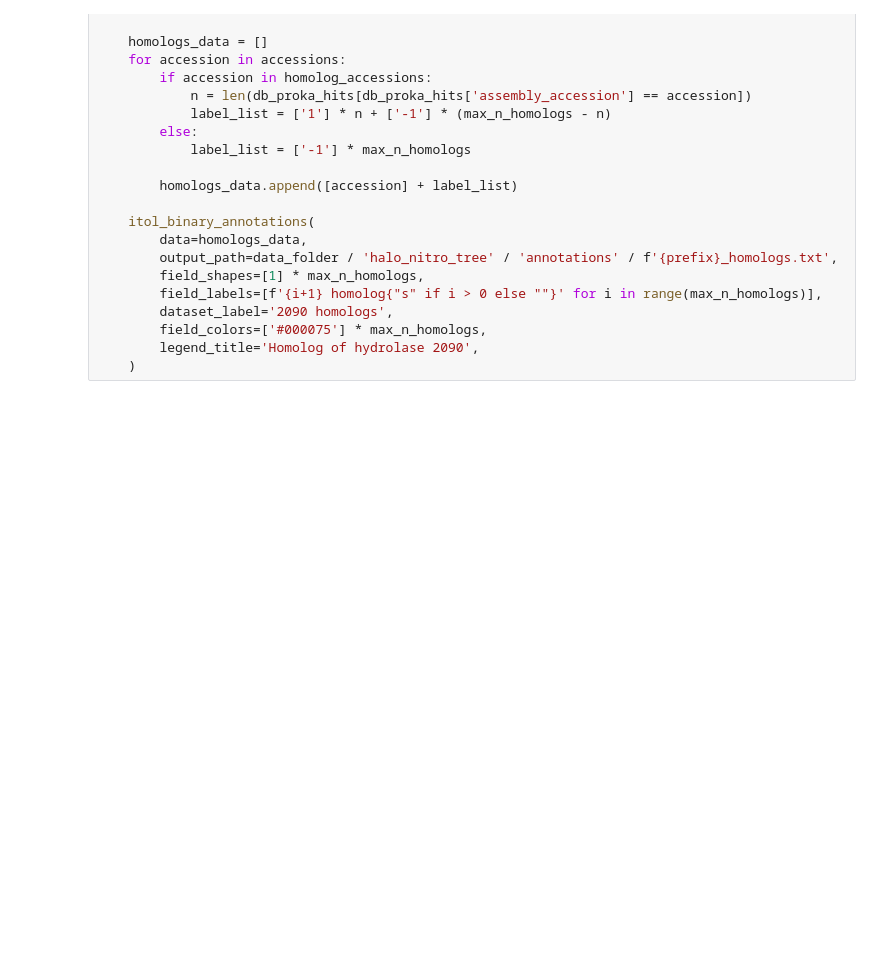
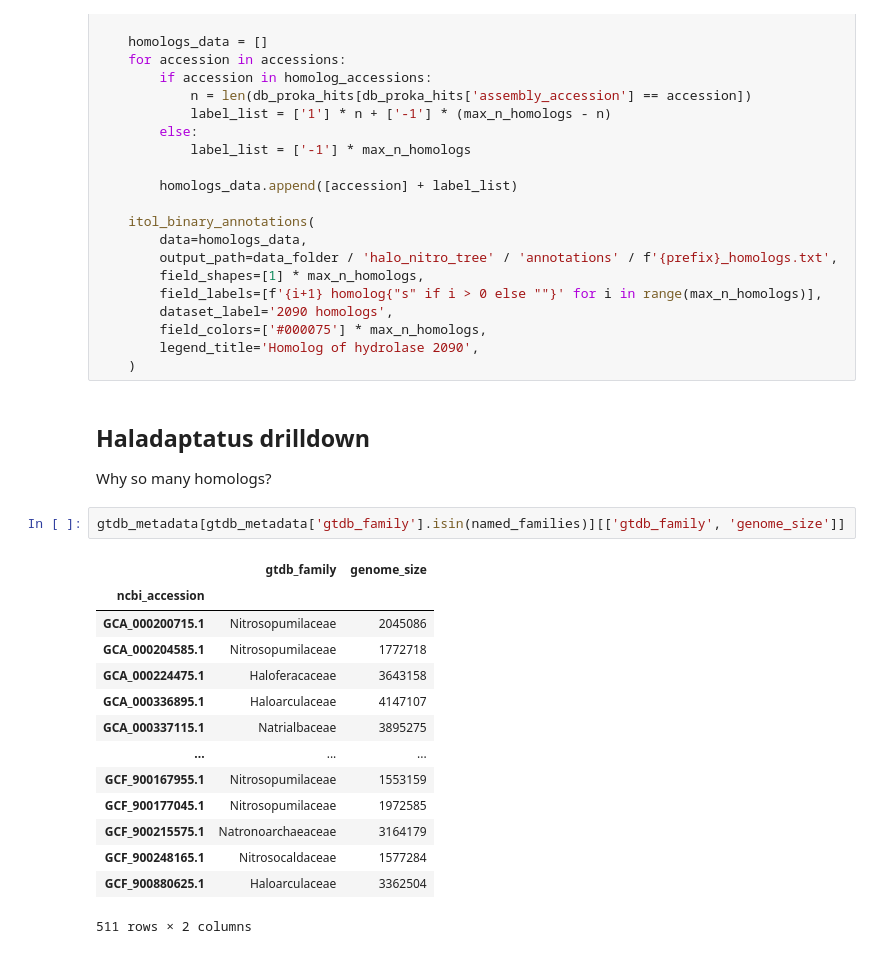
Before and after one commit to Chahrazadt87/AvB, a Jupyter notebook: notebook/halo_nitro_tree.ipynb, the cells around one changed output. Drawn from its saved outputs; the diff is of its cells as text; blank space fills up the shorter version.

```diff
--- a/notebook/halo_nitro_tree.ipynb
+++ b/notebook/halo_nitro_tree.ipynb
@@ -171,3 +180,24 @@ for prefix, _, accessions in annotations_data:
         field_colors=['#000075'] * max_n_homologs,
         legend_title='Homolog of hydrolase 2090',
     )
+# %% [markdown]
+## Haladaptatus drilldown
+
+Why so many homologs?
+# %%
+gtdb_metadata[gtdb_metadata['gtdb_family'].isin(named_families)][['gtdb_family', 'genome_size']]
+# %% [output]
+|  | gtdb_family | genome_size |
+| ncbi_accession |  |  |
+| GCA_000200715.1 | Nitrosopumilaceae | 2045086 |
+| GCA_000204585.1 | Nitrosopumilaceae | 1772718 |
+| GCA_000224475.1 | Haloferacaceae | 3643158 |
+| GCA_000336895.1 | Haloarculaceae | 4147107 |
+| GCA_000337115.1 | Natrialbaceae | 3895275 |
+| ... | ... | ... |
+| GCF_900167955.1 | Nitrosopumilaceae | 1553159 |
+| GCF_900177045.1 | Nitrosopumilaceae | 1972585 |
+| GCF_900215575.1 | Natronoarchaeaceae | 3164179 |
+| GCF_900248165.1 | Nitrosocaldaceae | 1577284 |
+| GCF_900880625.1 | Haloarculaceae | 3362504 |
+511 rows × 2 columns
```
Also changed, not shown: parts of 4 cells of this notebook, 1 other file.
